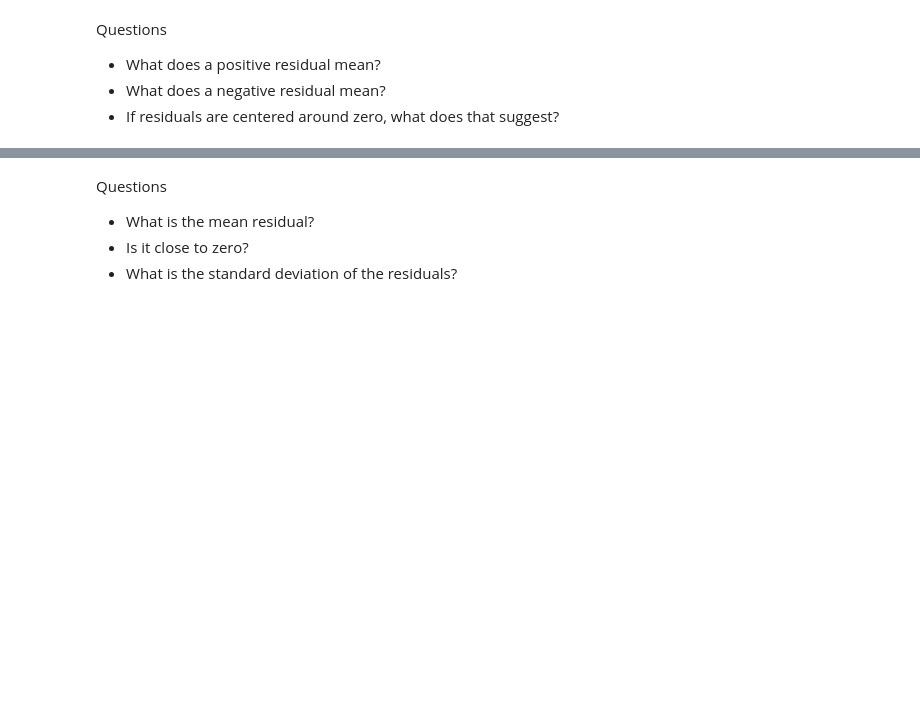
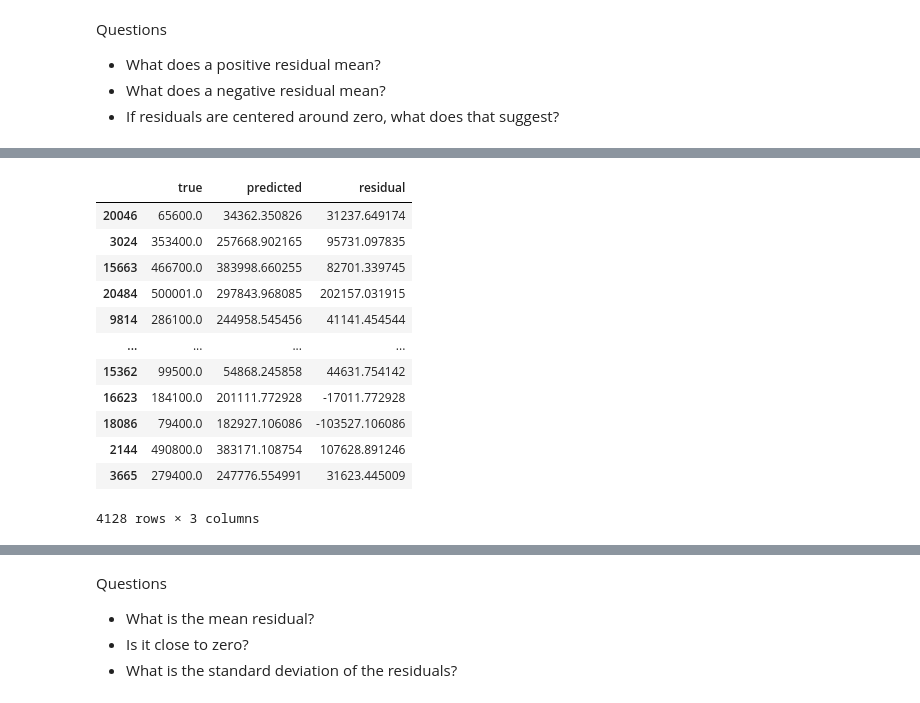
Before and after one commit to ValeriiaLoboda/project, a Jupyter notebook: 5-housing-exercise-empty.ipynb, the cells around one changed output, grey strips where cells are left out. Cells and saved outputs as stored; diff of their text form; code cells hidden in the pictures; blank space fills up the shorter version.

```diff
--- a/5-housing-exercise-empty.ipynb
+++ b/5-housing-exercise-empty.ipynb
@@ -381,2 +464,16 @@ Questions
 # %%
-results_df["residual"].describe()
+results_df
+# %% [output]
+|  | true | predicted | residual |
+| 20046 | 65600.0 | 34362.350826 | 31237.649174 |
+| 3024 | 353400.0 | 257668.902165 | 95731.097835 |
+| 15663 | 466700.0 | 383998.660255 | 82701.339745 |
+| 20484 | 500001.0 | 297843.968085 | 202157.031915 |
+| 9814 | 286100.0 | 244958.545456 | 41141.454544 |
+| ... | ... | ... | ... |
+| 15362 | 99500.0 | 54868.245858 | 44631.754142 |
+| 16623 | 184100.0 | 201111.772928 | -17011.772928 |
+| 18086 | 79400.0 | 182927.106086 | -103527.106086 |
+| 2144 | 490800.0 | 383171.108754 | 107628.891246 |
+| 3665 | 279400.0 | 247776.554991 | 31623.445009 |
+4128 rows × 3 columns
```
Also changed, not shown: parts of 16 cells of this notebook.
